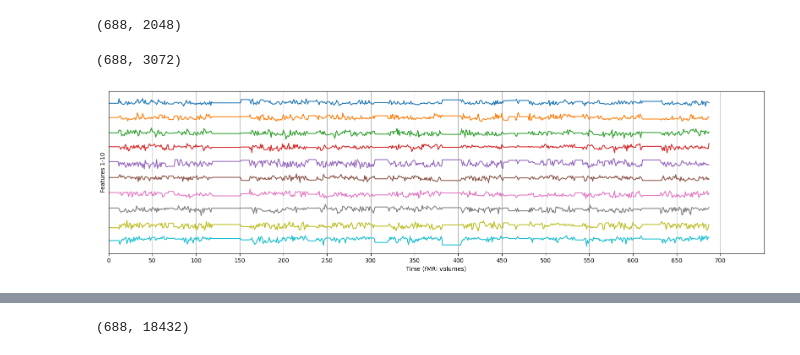
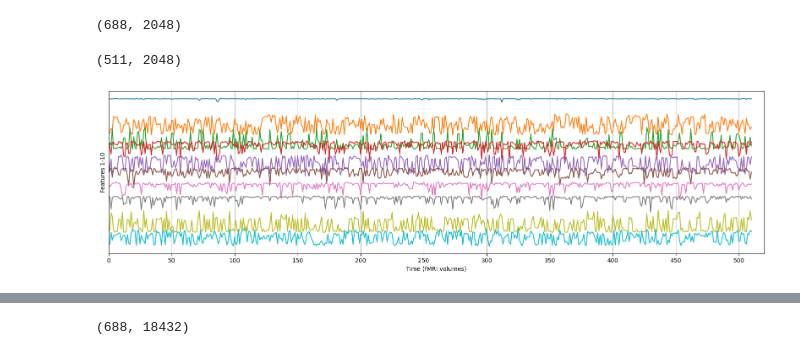
Before and after one commit to largehappygroup/fmri_model, a Jupyter notebook: analysis/fir/visualization.ipynb, the cells around one changed output, grey strips where cells are left out. Drawn from its saved outputs; the diff is of its cells as text; code cells hidden in the pictures.

```diff
--- a/analysis/fir/visualization.ipynb
+++ b/analysis/fir/visualization.ipynb
@@ -7,7 +7,8 @@ import matplotlib.pyplot as plt
 from matplotlib.pyplot import figure, cm
 # %%
 # emb_datapath = "/home/zachkaras/fmri/fmri_model/analysis/fir/midprocess/133/code_keystroke_embeddings.pkl"
-emb_datapath = "/home/zachkaras/fmri/fmri_model_data/fir_embeddings/codegemma_2b/133/code_keystroke_embeddings.pkl"
+# emb_datapath = "/home/zachkaras/fmri/fmri_model_data/fir_embeddings/codegemma_2b/133/code_keystroke_embeddings.pkl"
+emb_datapath = "/storage1/fmri_model_data/fir_embeddings/codegemma_2b/133/code_keystroke_embeddings.pkl"
 
 with open(emb_datapath, 'rb') as f:
     embedding_dict = pickle.load(f)
@@ -47,20 +55,20 @@ signal_outpath = f"/home/zchkaras/fmri/fmri_model_data/fir_embeddings/codegemma_
 Rstim = signal['layer_0']
 print(Rstim.shape)
 # %% [output]
-(688, 3072)
+(511, 2048)
 # %%
 f = figure(figsize=(20, 5))
 ax = f.add_subplot(1,1,1)
 
 for ii in range(10):
     # Plot each feature, offset by 5 vertically so they are easier to see
     ax.plot(Rstim[:,ii] - 5 * ii)
 
-ax.set_xlim(0, 750)
+ax.set_xlim(0, 520)
 ax.set_yticks([])
-ax.set_xticks(range(0, 750, 50))
+ax.set_xticks(range(0, 520, 50))
 ax.set_xlabel("Time (fMRI volumes)")
 ax.set_ylabel("Features 1-10")
 ax.grid()
 # %% [output]
-[figure, old version]
+[figure, new version]
```
Also changed, not shown: parts of 2 cells of this notebook, 9 other files.
